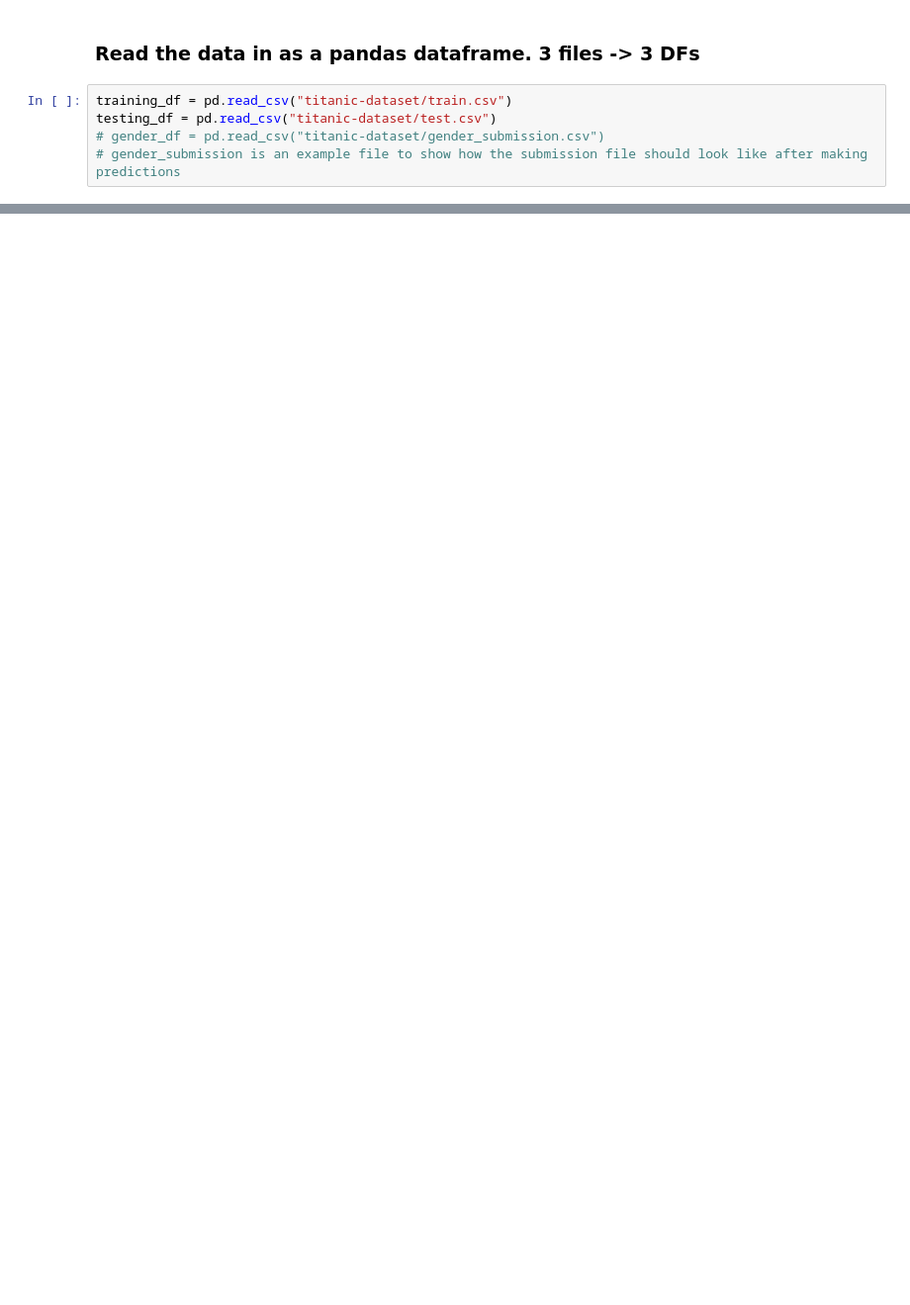
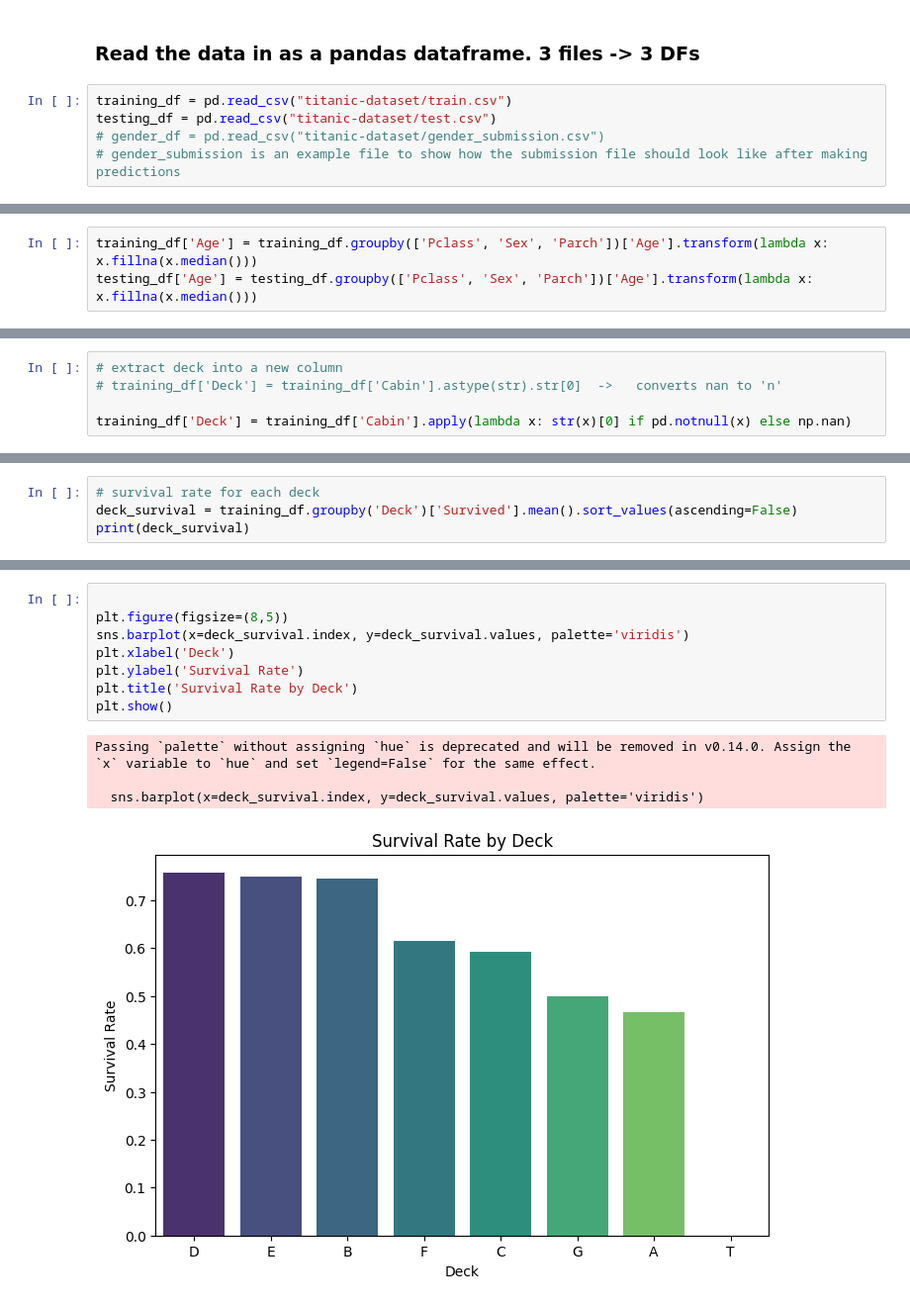
Before and after one commit to Pandey23000Om/Python-Workbook, a Jupyter notebook: EDA-Titanic/data-prep.ipynb, the cells around one changed output, grey strips where cells are left out. Shown: that part at 99% size. Saved outputs shown, nothing was run; the diff lists cells and outputs as text; blank space fills up the shorter version.

```diff
--- a/EDA-Titanic/data-prep.ipynb
+++ b/EDA-Titanic/data-prep.ipynb
@@ -32,0 +144,3 @@ testing_df.head()
+# %%
+training_df['Age'] = training_df.groupby(['Pclass', 'Sex', 'Parch'])['Age'].transform(lambda x: x.fillna(x.median()))
+testing_df['Age'] = testing_df.groupby(['Pclass', 'Sex', 'Parch'])['Age'].transform(lambda x: x.fillna(x.median()))
@@ -32,0 +235,5 @@ testing_df.head()
+# %%
+# extract deck into a new column
+# training_df['Deck'] = training_df['Cabin'].astype(str).str[0]  ->   converts nan to 'n'
+
+training_df['Deck'] = training_df['Cabin'].apply(lambda x: str(x)[0] if pd.notnull(x) else np.nan)
@@ -32,0 +246,4 @@ testing_df.head()
+# %%
+# survival rate for each deck
+deck_survival = training_df.groupby('Deck')['Survived'].mean().sort_values(ascending=False)
+print(deck_survival)
@@ -32,0 +261,13 @@ testing_df.head()
+# %%
+
+plt.figure(figsize=(8,5))
+sns.barplot(x=deck_survival.index, y=deck_survival.values, palette='viridis')
+plt.xlabel('Deck')
+plt.ylabel('Survival Rate')
+plt.title('Survival Rate by Deck')
+plt.show()
+# %% [output]
+Passing `palette` without assigning `hue` is deprecated and will be removed in v0.14.0. Assign the `x` variable to `hue` and set `legend=False` for the same effect.
+
+  sns.barplot(x=deck_survival.index, y=deck_survival.values, palette='viridis')
+[figure, added]
```
Also changed, not shown: parts of 43 cells of this notebook.
